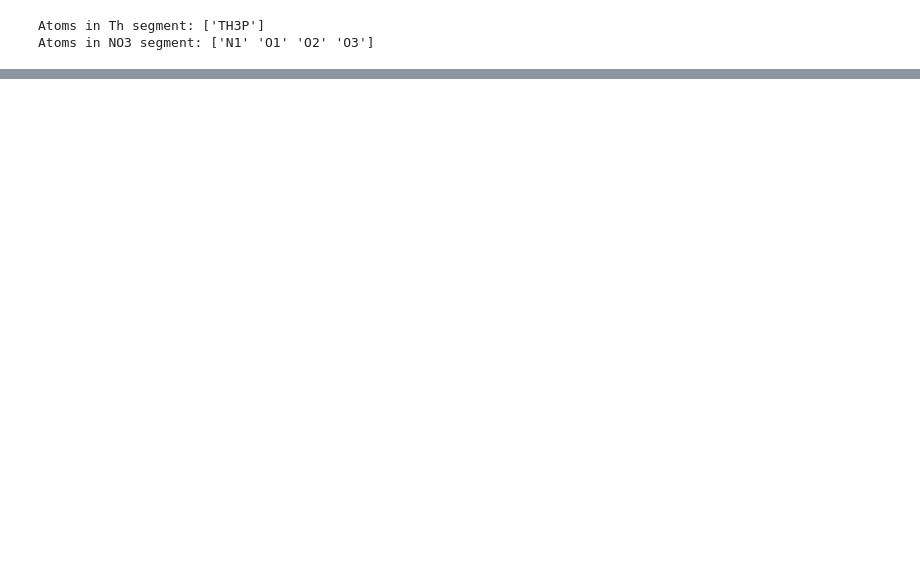
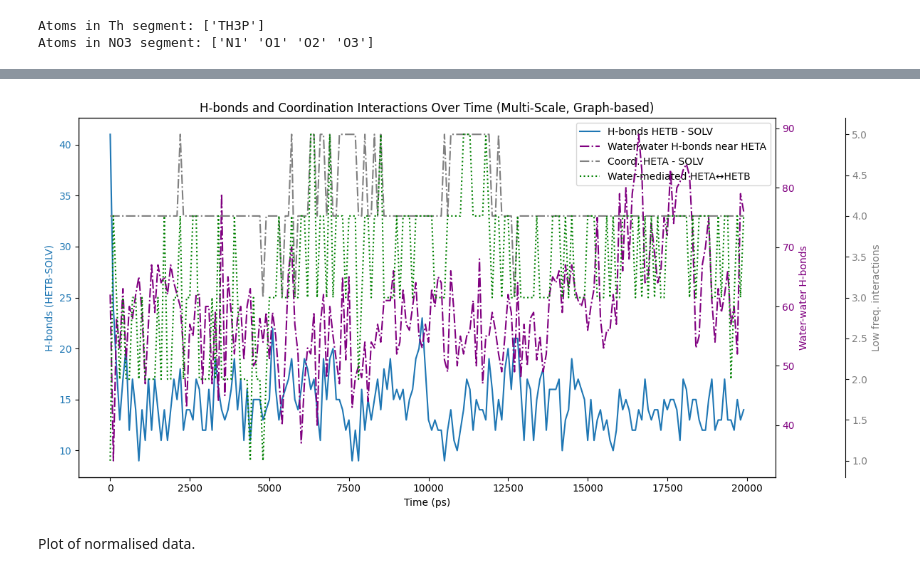
Before and after one commit to coreytaylorcompchem/comp_chem, a Jupyter notebook: md/01_Th_oligomerisation/2025-09-03_QMMM_Th_NaKLi_02_Li.ipynb, the cells around one changed output, grey strips where cells are left out. Cells and saved outputs as stored; diff of their text form; code cells hidden in the pictures; blank space fills up the shorter version.

```diff
--- a/md/01_Th_oligomerisation/2025-09-03_QMMM_Th_NaKLi_02_Li.ipynb
+++ b/md/01_Th_oligomerisation/2025-09-03_QMMM_Th_NaKLi_02_Li.ipynb
@@ -439,0 +142,11 @@ plt.show()
+# %%
+from analyses.interaction_analysis import InteractionAnalysis
+
+analysis = InteractionAnalysis(analyser)
+analysis.run()
+
+# Now access results:
+print(analysis.times)
+print(analysis.counts_hetb_solv)
+print(analysis.coord_counts_hetb)
+print(analysis.water_mediated_heta)
@@ -439,0 +180,44 @@ plt.show()
+# %%
+# --- Plotting with 3 y-axes ---
+fig, ax1 = plt.subplots(figsize=(12, 6))
+
+# Axis 1: Medium-scale H-bonds HETB-SOLV
+ax1.set_xlabel("Time (ps)")
+ax1.set_ylabel("H-bonds (HETB-SOLV)", color="tab:blue")
+ax1.plot(times, analysis.counts_hetb_solv, label="H-bonds HETB - SOLV", color="tab:blue")
+ax1.tick_params(axis='y', labelcolor="tab:blue")
+
+# Axis 2: Water-water H-bonds (high-scale)
+ax2 = ax1.twinx()
+ax2.set_ylabel("Water-water H-bonds", color="purple")
+ax2.plot(times, analysis.water_water_near_heta_graph, label="Water-water H-bonds near HETA", color="purple", linestyle="-.")
+ax2.tick_params(axis='y', labelcolor="purple")
+
+# Axis 3: Low-frequency interactions (Coord. HETA - SOLV + Water-mediated)
+ax3 = ax1.twinx()
+ax3.spines["right"].set_position(("axes", 1.1))  # Offset 3rd axis
+ax3.set_ylabel("Low freq. interactions", color="gray")
+
+ax3.plot(times, analysis.coord_counts_solv, label="Coord. HETA - SOLV", linestyle='-.', color="gray")
+ax3.plot(times, analysis.water_mediated_heta, label="Water-mediated HETA↔HETB", linestyle=':', color="green")
+ax3.tick_params(axis='y', labelcolor="gray")
+
+ax3.spines["right"].set_visible(True)
+
+# Combine legends from all axes
+lines1, labels1 = ax1.get_legend_handles_labels()
+lines2, labels2 = ax2.get_legend_handles_labels()
+lines3, labels3 = ax3.get_legend_handles_labels()
+
+lines = lines1 + lines2 + lines3
+labels = labels1 + labels2 + labels3
+
+ax1.legend(lines, labels, loc="upper right")
+
+plt.title("H-bonds and Coordination Interactions Over Time (Multi-Scale, Graph-based)")
+plt.tight_layout()
+plt.show()
+# %% [output]
+[figure, added]
+# %% [markdown]
+Plot of normalised data.
```
Also changed, not shown: parts of 26 cells of this notebook, 3 other files.
